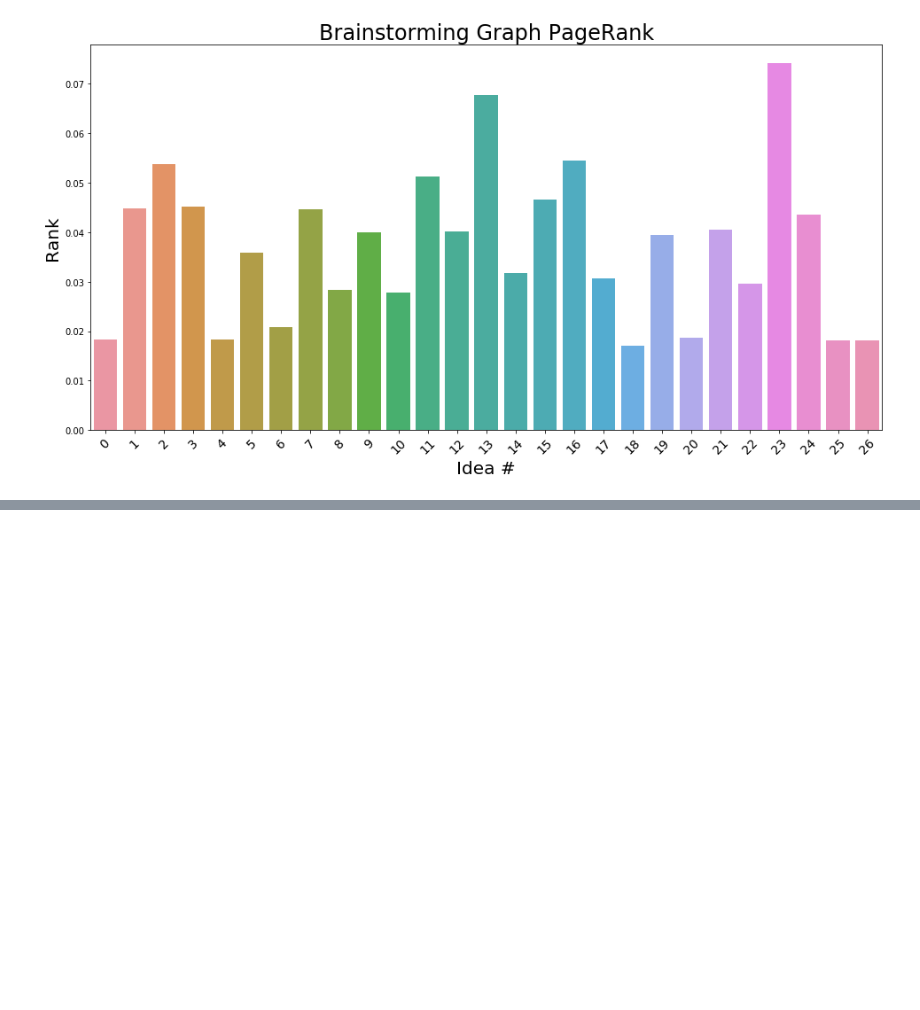
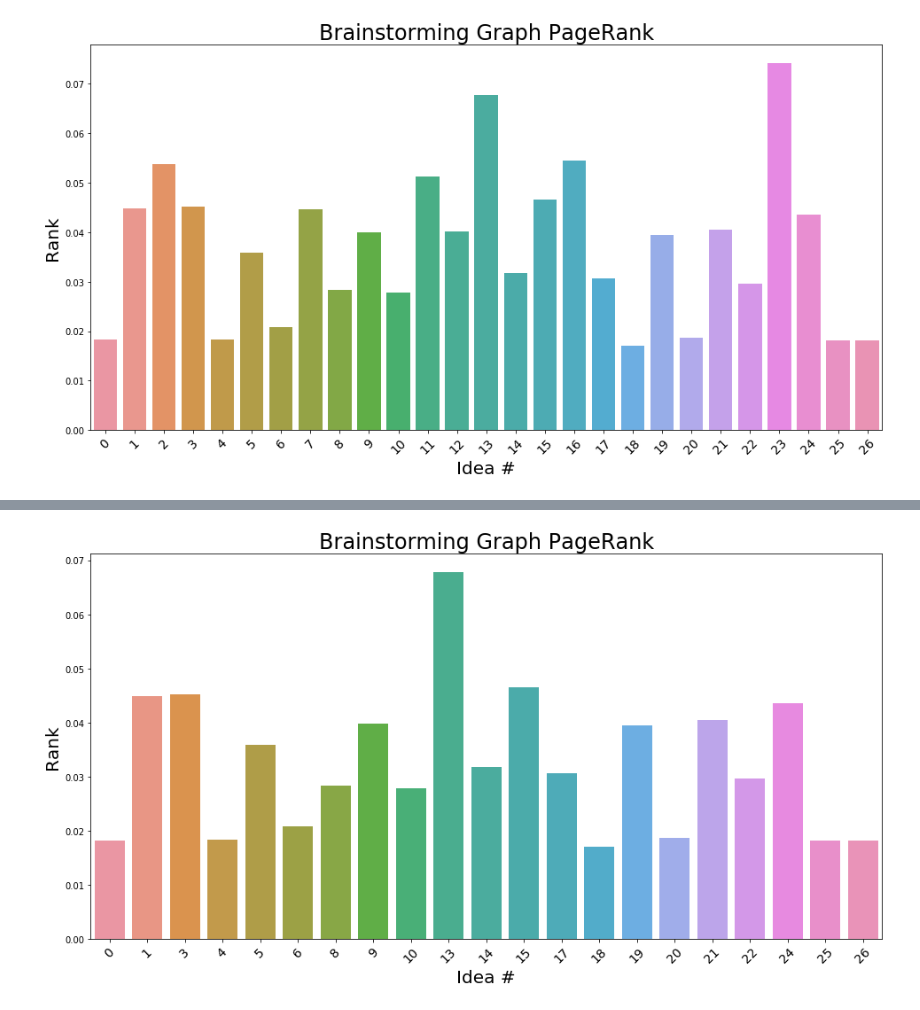
Before and after one commit to dcbark01/VivinoScraper, a Jupyter notebook: brainstorming_graph_analysis.ipynb, the cells around one changed output, grey strips where cells are left out. Cells and saved outputs as stored; diff of their text form; code cells hidden in the pictures; blank space fills up the shorter version.

Commit message:
Added notebook and data for M3 assignment

```diff
--- a/brainstorming_graph_analysis.ipynb
+++ b/brainstorming_graph_analysis.ipynb
@@ -75,0 +91,4 @@ plt.close()
+# %%
+dfpp = dfp.set_index('idea_key')
+dfj = pd.concat([df, dfpp], axis=1).sort_values(by='page_rank', ascending=False)
+dfj.head()
@@ -75,0 +103,13 @@ plt.close()
+# %%
+dfi = dfj.loc[dfj['requirement_node'] == 'N']
+# %%
+fig, ax = plt.subplots(figsize=(16, 8))
+sns.barplot(x=dfi.index, y='page_rank', data=dfi, ax=ax)
+ax.set_ylabel('Rank', fontsize=20)
+plt.xticks(rotation=45, fontsize=14)
+ax.set_xlabel('Idea #', fontsize=20)
+plt.title('Brainstorming Graph PageRank', fontsize=24)
+plt.show()
+plt.close()
+# %% [output]
+[figure, added]
```
Also changed, not shown: parts of 7 cells of this notebook, 2 other files.
